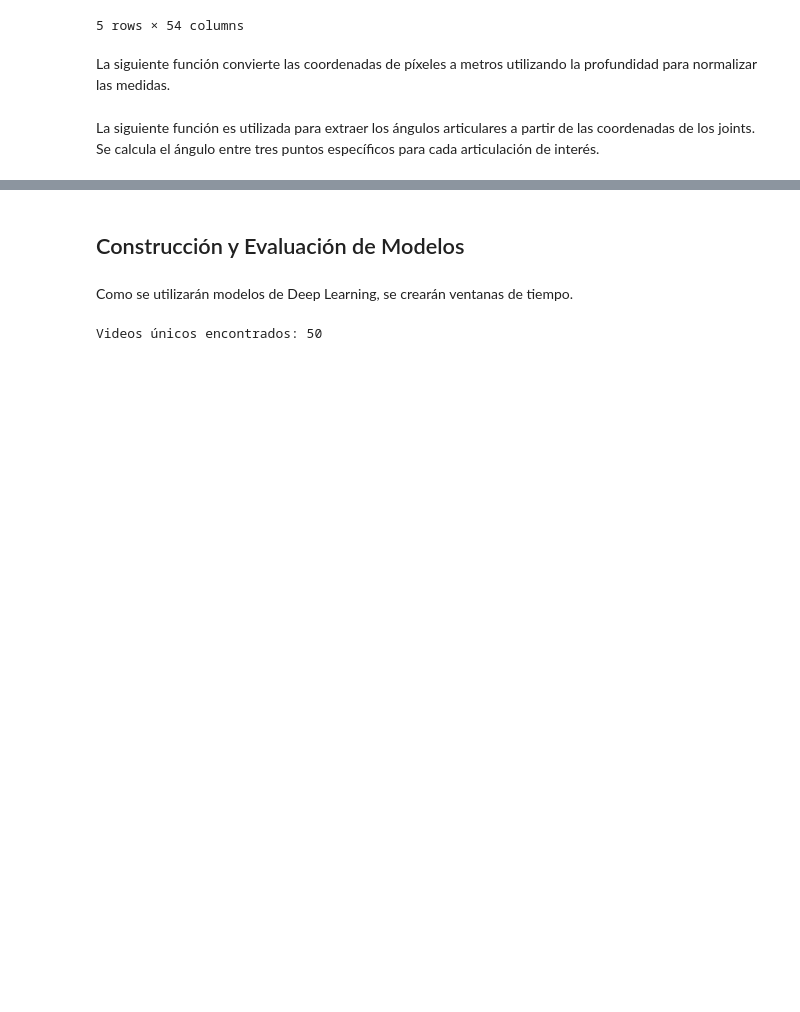
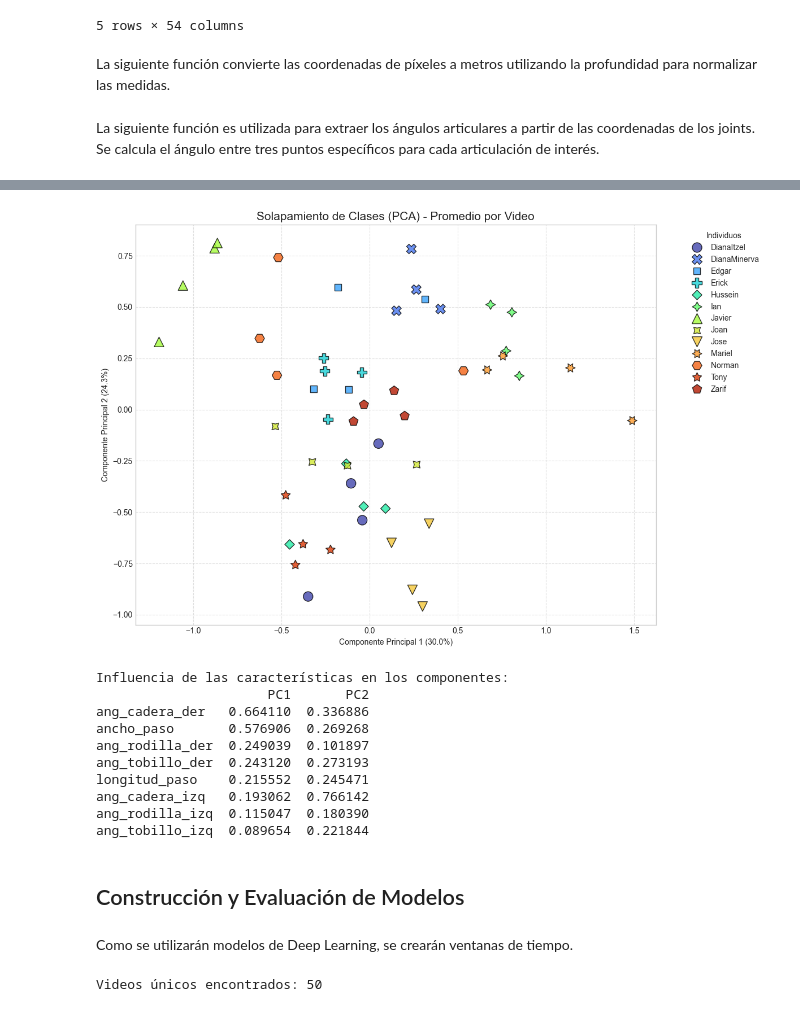
Before and after one commit to zarifleon/CDSI2026, a Jupyter notebook: Practicas/Practica 2 - Imagen/Practica2_LAFZC.ipynb, the cells around one changed output, grey strips where cells are left out. Saved outputs shown, nothing was run; the diff lists cells and outputs as text; code cells hidden in the pictures; blank space fills up the shorter version.

```diff
--- a/Practicas/Practica 2 - Imagen/Practica2_LAFZC.ipynb
+++ b/Practicas/Practica 2 - Imagen/Practica2_LAFZC.ipynb
@@ -577,0 +579,9 @@ df_signals.to_csv("gait_signals.csv", index=False)
+# %%
+scaler = StandardScaler()
+df_pca = df_signals.copy()
+df_pca[features] = scaler.fit_transform(df_pca[features])
+# %%
+df_pca_input = df_pca.groupby(['student_id', 'sample_number'])[features].mean().reset_index()
+
+X_pca_input = df_pca_input[features]
+y_pca_labels = df_pca_input['student_id']
@@ -578,3 +631,21 @@ df_signals.to_csv("gait_signals.csv", index=False)
+# %%
+pca=plot_pca_analysis(
+    X_pca_input = df_pca_input[features],
+    y_pca_labels = df_pca_input['student_id'],
+    features_cols = features
+)
+# %% [output]
+[figure, added]
+Influencia de las características en los componentes:
+                      PC1       PC2
+ang_cadera_der   0.664110  0.336886
+ancho_paso       0.576906  0.269268
+ang_rodilla_der  0.249039  0.101897
+ang_tobillo_der  0.243120  0.273193
+longitud_paso    0.215552  0.245471
+ang_cadera_izq   0.193062  0.766142
+ang_rodilla_izq  0.115047  0.180390
+ang_tobillo_izq  0.089654  0.221844
 # %% [markdown]
 ## Construcción y Evaluación de Modelos
 # %% [markdown]
```
Also changed, not shown: parts of 45 cells of this notebook, 6 other files.
